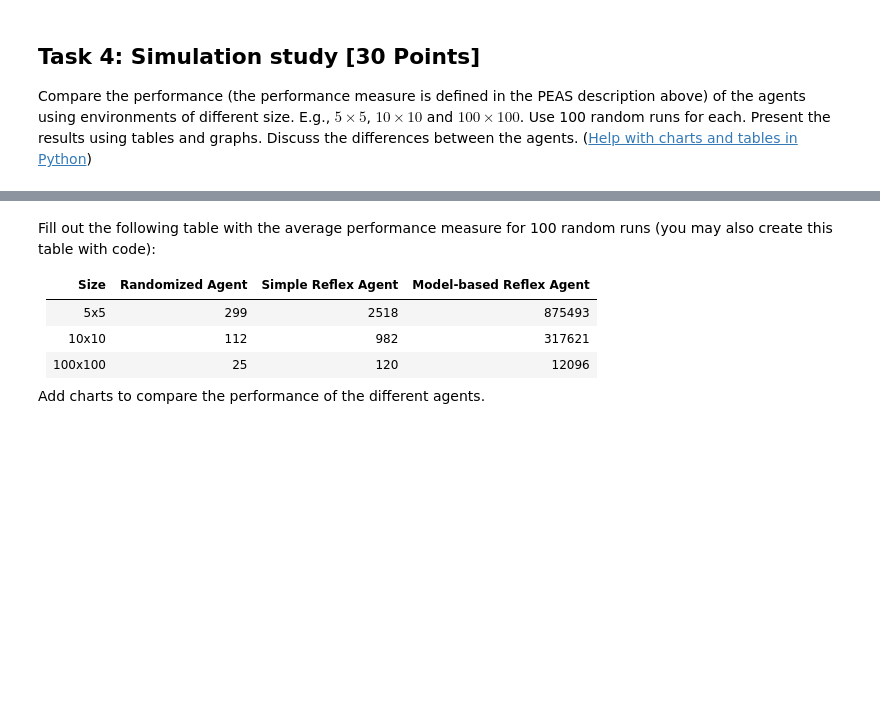
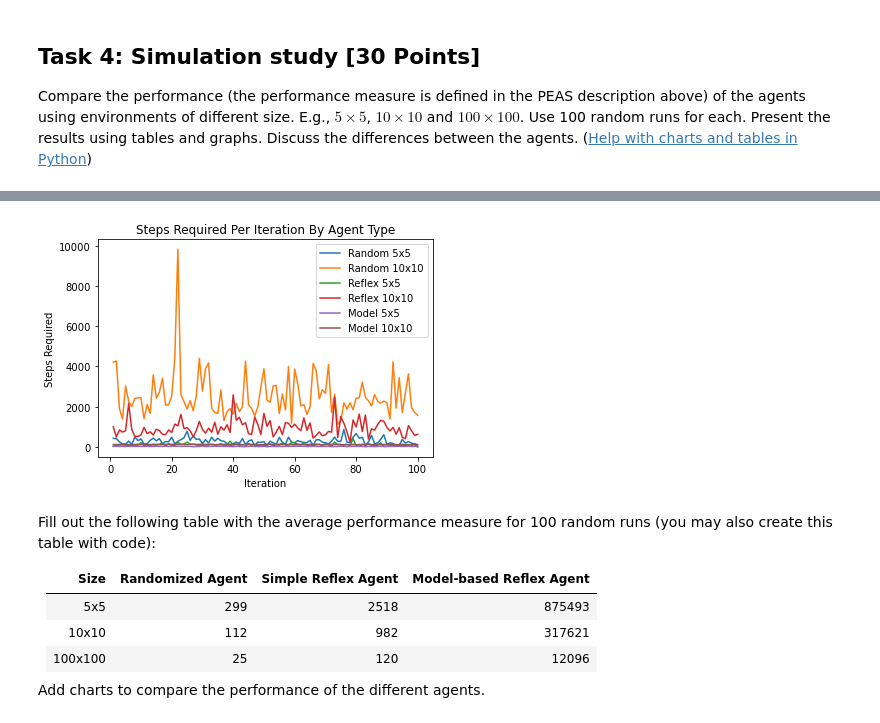
Before and after one commit to calebm00re/vacuumBot, a Jupyter notebook: robot_vacuum.ipynb, the cells around one changed output, grey strips where cells are left out. Cells and saved outputs as stored; diff of their text form; code cells hidden in the pictures; blank space fills up the shorter version.

```diff
--- a/robot_vacuum.ipynb
+++ b/robot_vacuum.ipynb
@@ -307,42 +309,71 @@ $100 \times 100$. Use 100 random runs for each. Present the results using tables
 ([Help with charts and tables in Python](https://github.com/mhahsler/CS7320-AI/blob/master/Python_Code_Examples/charts_and_tables.ipynb))
 # %%
 # Your code goes here
+# I commented out the ones that would make this run all night... again
+import matplotlib.pyplot as plt
 random_five = 0
+random_five_arr = []
 random_ten = 0
+random_ten_arr = []
 random_hundred = 0
+random_hundred_arr = []
 
 reflex_five = 0
+reflex_five_arr = []
 reflex_ten = 0
+reflex_ten_arr = []
 reflex_hundred = 0
+reflex_hundred_arr = []
 
 model_five = 0
+model_five_arr = []
 model_ten = 0
+model_ten_arr = []
 model_hundred = 0
+model_hundred_arr = []
 
 
 for i in range(100):
     # Add to random totals
-    random_five += environment(simple_randomized_agent, -1)
-    random_ten += environment(simple_randomized_agent, -1, False, 10)
-    # random_hundred += environment(simple_randomized_agent, -1, False, 100)
+    tmp = environment(simple_randomized_agent, -1)
+    random_five += tmp
+    random_five_arr.append(tmp)
+    tmp = environment(simple_randomized_agent, -1, False, 10)
+    random_ten += tmp
+    random_ten_arr.append(tmp)
+    # tmp = environment(simple_randomized_agent, -1, False, 100)
+    # random_hundred += tmp
+    # random_hundred_arr.append(tmp)
 
     # Add to reflex totals
-    reflex_five += environment(simple_reflex_agent, -1)
-    reflex_ten += environment(simple_reflex_agent, -1, False, 10)
-    # reflex_hundred += environment(simple_reflex_agent, -1, False, 100)
+    tmp = environment(simple_reflex_agent, -1)
+    reflex_five += tmp
+    reflex_five_arr.append(tmp)
+    tmp = environment(simple_reflex_agent, -1, False, 10)
+    reflex_ten += tmp
+    reflex_ten_arr.append(tmp)
+    # tmp = environment(simple_reflex_agent, -1, False, 100)
+    # reflex_hundred += tmp
+    # reflex_hundred_arr.append(tmp)
 
     # Add to model totals
     heading = 'south'
     started = False
-    model_five += environment(model_based_agent, -1)
+    tmp = environment(model_based_agent, -1)
+    model_five += tmp
+    model_five_arr.append(tmp)
 
     heading = 'south'
     started = False
-    model_ten += environment(model_based_agent, -1, False, 10)
+    tmp = environment(model_based_agent, -1, False, 10)
+    model_ten += tmp
+    model_ten_arr.append(tmp)
 
     heading = 'south'
     started = False
-    model_hundred += environment(model_based_agent, -1, False, 100)
+    tmp = environment(model_based_agent, -1, False, 100)
+    model_hundred += tmp
+    model_hundred_arr.append(tmp)
 
 
 
@@ -372,4 +403,42 @@ print('model five:', model_five)
 print('model ten:', model_ten)
 print('model hundred:', model_hundred)
 print()
+
+def show_graph(extra = ''):
+    x_pos = range(1,101)
+    global random_five_arr
+    global random_ten_arr
+    # global random_hundred_arr
+
+    global reflex_five_arr
+    global reflex_ten_arr
+    # global reflex_hundred_arr
+
+    global model_five_arr
+    global model_ten_arr
+    global model_hundred_arr
+
+    plt.plot(x_pos, random_five_arr, label = "Random 5x5")
+    plt.plot(x_pos, random_ten_arr, label = "Random 10x10")
+    if extra == 'random':
+        plt.plot(x_pos, random_hundred_arr, label = "Random 100x100")
+
+    plt.plot(x_pos, reflex_five_arr, label = "Reflex 5x5")
+    plt.plot(x_pos, reflex_ten_arr, label = "Reflex 10x10")
+    if extra == 'reflex':
+        plt.plot(x_pos, reflex_hundred_arr, label = "Reflex 100x100")
+
+    plt.plot(x_pos, model_five_arr, label = "Model 5x5")
+    plt.plot(x_pos, model_ten_arr, label = "Model 10x10")
+    if extra == 'model':
+        plt.plot(x_pos, model_hundred_arr, label = "Model 100x100")
+
+    plt.xlabel('Iteration')
+    plt.ylabel('Steps Required')
+    plt.title('Steps Required Per Iteration By Agent Type')
+
+    plt.legend()
+    plt.show()
+
+show_graph()
 # %% [output]
@@ -387,3 +456,4 @@ model hundred: 12096
+[figure, added]
 # %% [markdown]
 Fill out the following table with the average performance measure for 100 random runs (you may also create this table with code):
 
```
Also changed, not shown: parts of 19 cells of this notebook, 2 other files.
